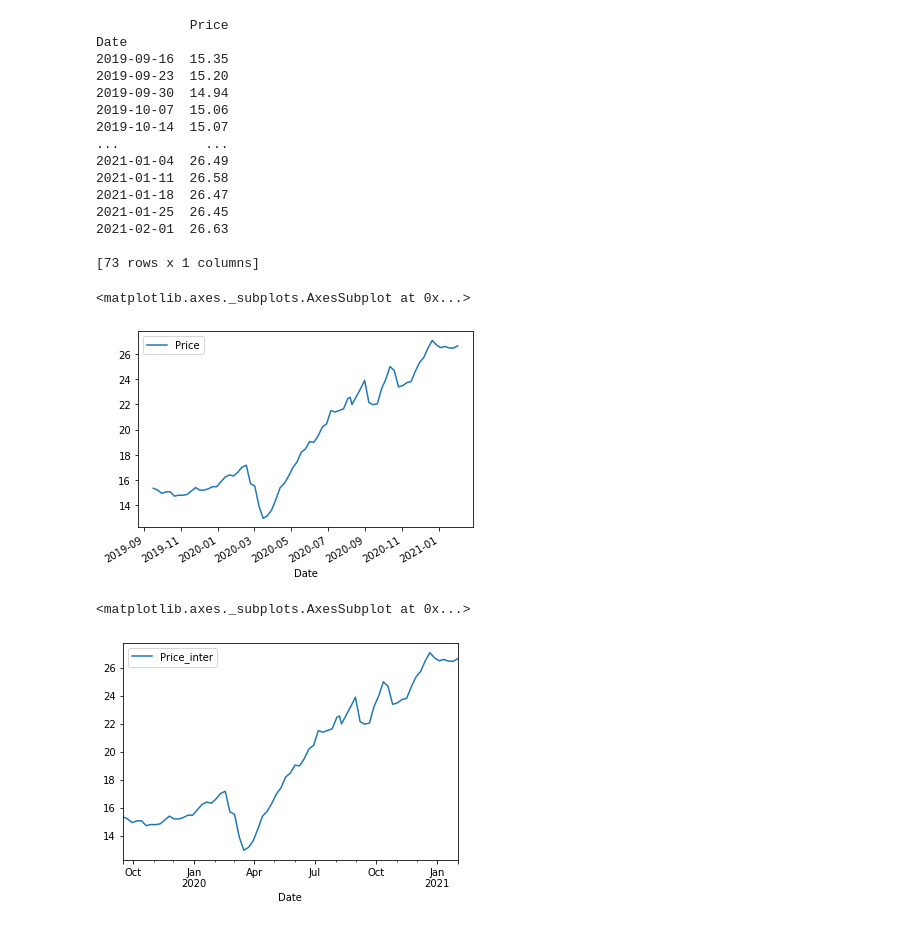
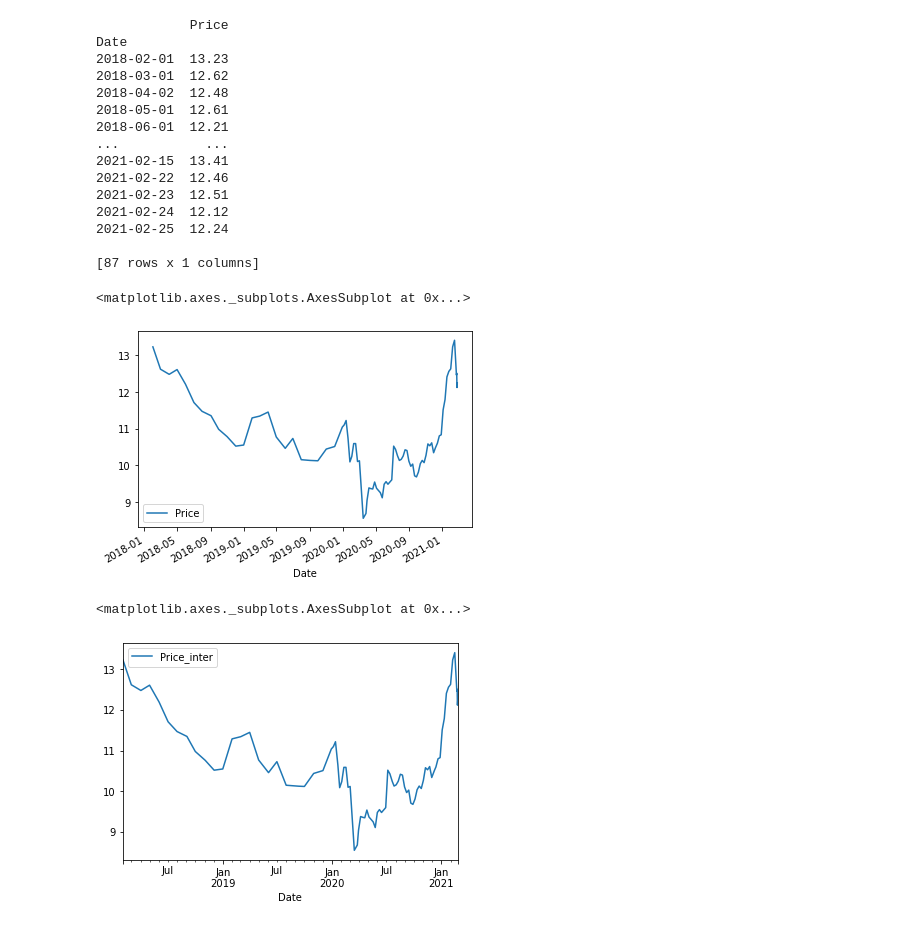
Before and after one commit to hkbtotw/InvestmentSystem, a Jupyter notebook: CreateInterpolateDatabase/FundDatabase_v1.0.0.ipynb, the cells around one changed output. Saved outputs shown, nothing was run; the diff lists cells and outputs as text; code cells hidden in the pictures.

```diff
--- a/CreateInterpolateDatabase/FundDatabase_v1.0.0.ipynb
+++ b/CreateInterpolateDatabase/FundDatabase_v1.0.0.ipynb
@@ -1,29 +1,29 @@
 # %%
 import pandas as pd
 
-df = pd.read_excel (r'C:\Users\kira\Downloads\Fund_History_20210208_v1.0.0.xlsx', sheet_name='k-usa-a(a)')
+df = pd.read_excel (r'C:\Users\70018928\Downloads\Fund_History_20210208_v1.0.0.xlsx', sheet_name='k-china')
 
 dfIn=df.set_index(['Date']).copy()
 print (dfIn)
 dfIn.plot()
 # %% [output]
             Price
 Date
-2019-09-16  15.35
-2019-09-23  15.20
-2019-09-30  14.94
-2019-10-07  15.06
-2019-10-14  15.07
+2018-02-01  13.23
+2018-03-01  12.62
+2018-04-02  12.48
+2018-05-01  12.61
+2018-06-01  12.21
 ...           ...
-2021-01-04  26.49
-2021-01-11  26.58
-2021-01-18  26.47
-2021-01-25  26.45
-2021-02-01  26.63
+2021-02-15  13.41
+2021-02-22  12.46
+2021-02-23  12.51
+2021-02-24  12.12
+2021-02-25  12.24
 
-[73 rows x 1 columns]
+[87 rows x 1 columns]
 <matplotlib.axes._subplots.AxesSubplot at 0x...>
-[figure, old version]
+[figure, new version]
 # %%
 #dfIn=dfIn.resample('d',convention='start').asfreq()
 dfIn=dfIn.resample('d',convention='start').interpolate().add_suffix('_inter')
@@ -34,4 +34,4 @@ import matplotlib.pyplot as plt
 dfIn.plot()
 # %% [output]
 <matplotlib.axes._subplots.AxesSubplot at 0x...>
-[figure, old version]
+[figure, new version]
```
Also changed, not shown: 8 other files.
